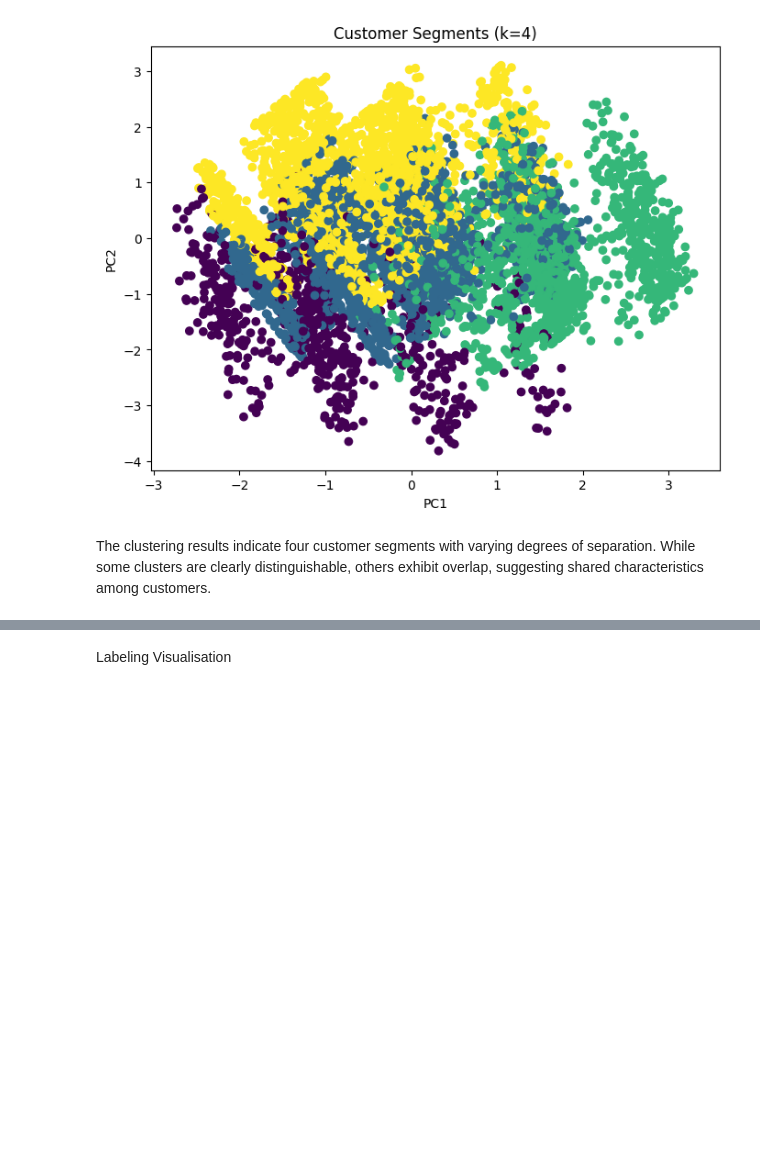
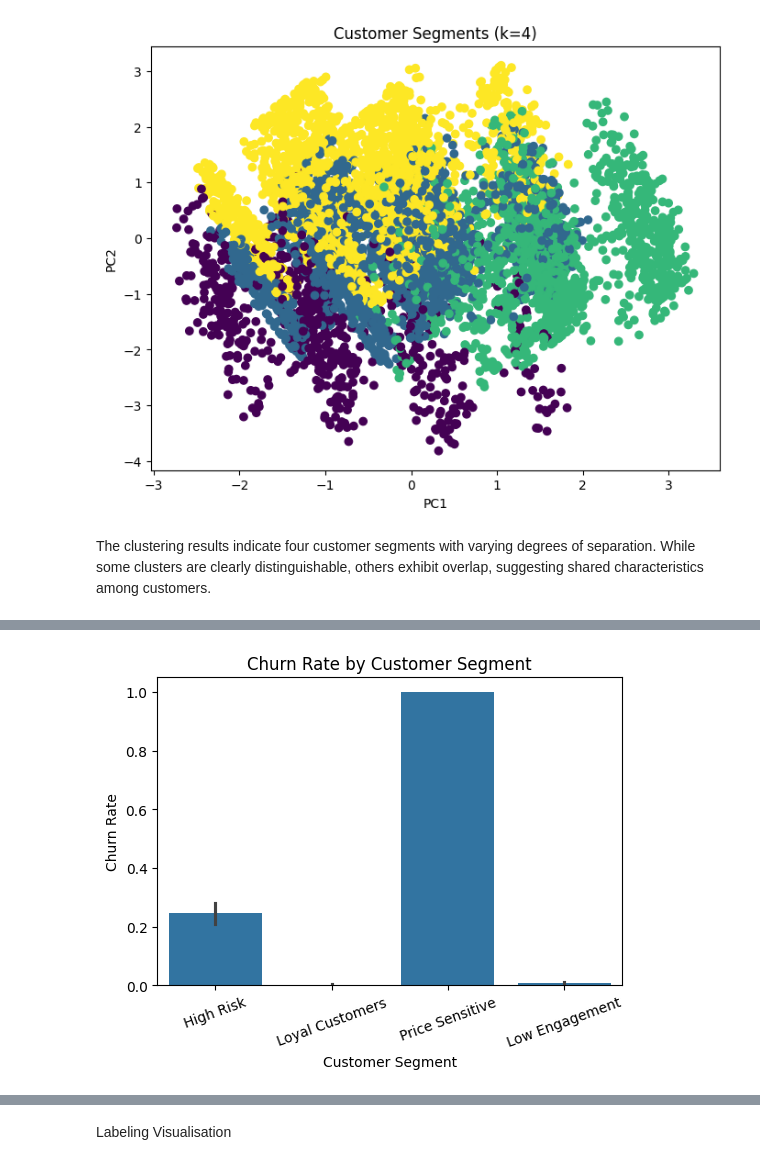
Before and after one commit to anilkhadka999/churn-analysis, a Jupyter notebook: Churn.ipynb, the cells around one changed output, grey strips where cells are left out. Cells and saved outputs as stored; diff of their text form; code cells hidden in the pictures; blank space fills up the shorter version.

```diff
--- a/Churn.ipynb
+++ b/Churn.ipynb
@@ -387,3 +389,14 @@ plt.show()
 [figure]
 # %% [markdown]
 The clustering results indicate four customer segments with varying degrees of separation. While some clusters are clearly distinguishable, others exhibit overlap, suggesting shared characteristics among customers.
+# %%
+cluster_labels = {
+    0: "High Risk",
+    1: "Loyal Customers",
+    2: "Price Sensitive",
+    3: "Low Engagement"
+}
+
+df_clean["Cluster_Label"] = df_clean["Cluster"].map(cluster_labels)
+
+df_clean[["Cluster", "Cluster_Label"]].head()
@@ -389,0 +410,14 @@ The clustering results indicate four customer segments with varying degrees of s
+# %%
+import seaborn as sns
+import matplotlib.pyplot as plt
+
+plt.figure(figsize=(6,4))
+sns.barplot(x="Cluster_Label", y="Churn", data=df_clean)
+
+plt.title("Churn Rate by Customer Segment")
+plt.ylabel("Churn Rate")
+plt.xlabel("Customer Segment")
+plt.xticks(rotation=20)
+plt.show()
+# %% [output]
+[figure, added]
```
Also changed, not shown: parts of 3 cells of this notebook.
